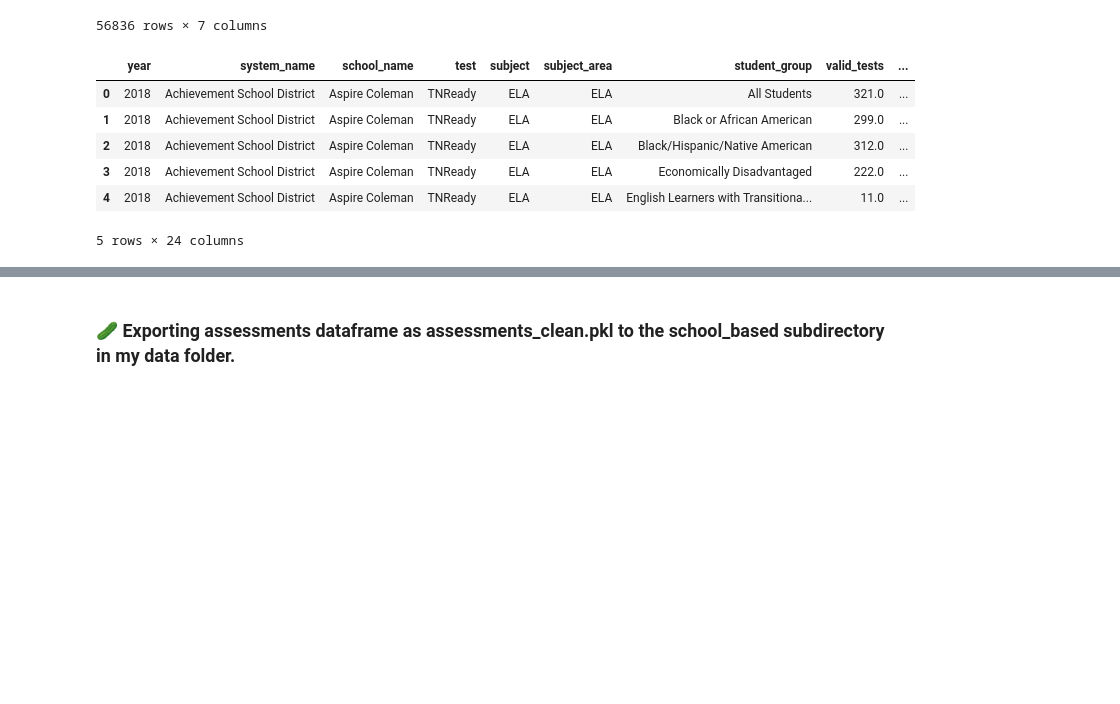
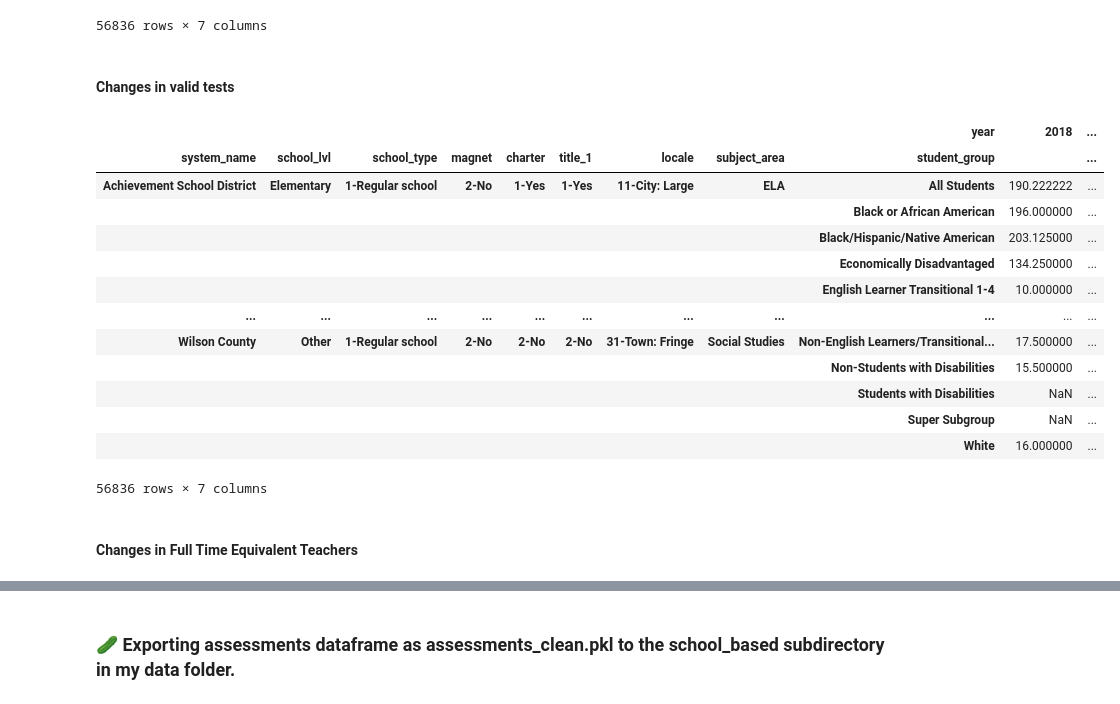
Before and after one commit to Claytor/Capstone_TN_COVID_School_Achievement_Impact, a Jupyter notebook: notebooks/school_assessments_join.ipynb, the cells around one changed output, grey strips where cells are left out. Cells and saved outputs as stored; diff of their text form; code cells hidden in the pictures; blank space fills up the shorter version.

Commit message:
😵‍💫 sanity push.  I need to weight averages before the pivot.

```diff
--- a/notebooks/school_assessments_join.ipynb
+++ b/notebooks/school_assessments_join.ipynb
@@ -653,5 +657,5 @@ memory usage: 64.0+ MB
 # %%
-# Look at the subject area for each test.
+# Let's figure how how I can pivot this
 districts = assessments[['locale',
                          'year',
                          'system_name',
@@ -662,4 +666,7 @@ districts = assessments[['locale',
                          'school_type',
                          'magnet',
                          'charter',
-                         'title_1']]
+                         'title_1',
+                         'fte_teachers',
+                         'stu_tchr_ratio',
+                         'valid_tests']]
@@ -703,13 +713,49 @@ districts_pivot
 |  |  |  |  |  |  |  |  | Super Subgroup | NaN | ... |
 |  |  |  |  |  |  |  |  | White | 32.600000 | ... |
 56836 rows × 7 columns
-# %%
-assessments.head()
-# %% [output]
-|  | year | system_name | school_name | test | subject | subject_area | student_group | valid_tests | ... |
-| 0 | 2018 | Achievement School District | Aspire Coleman | TNReady | ELA | ELA | All Students | 321.0 | ... |
-| 1 | 2018 | Achievement School District | Aspire Coleman | TNReady | ELA | ELA | Black or African American | 299.0 | ... |
-| 2 | 2018 | Achievement School District | Aspire Coleman | TNReady | ELA | ELA | Black/Hispanic/Native American | 312.0 | ... |
-| 3 | 2018 | Achievement School District | Aspire Coleman | TNReady | ELA | ELA | Economically Disadvantaged | 222.0 | ... |
-| 4 | 2018 | Achievement School District | Aspire Coleman | TNReady | ELA | ELA | English Learners with Transitiona... | 11.0 | ... |
-5 rows × 24 columns
+# %% [markdown]
+#### Changes in valid tests
+# %%
+# Pivot table to calculate Changes In Valid Tests
+districts_valid_tests_pivot = pd.pivot_table(districts,
+                       values = 'valid_tests',
+                       index = ['system_name',
+                                'school_lvl',
+                                'school_type',
+                                'magnet',
+                                'charter',
+                                'title_1',
+                                'locale',
+                                'subject_area',
+                                'student_group'],
+                       columns = ['year'],
+                       aggfunc = np.mean)
+districts_valid_tests_pivot
+# Calculate change in achievement scores from the year before schools closed down to the year after
+# Negative values indicate decrease from pre-pandemic. Positive values indicate an increase
+districts_valid_tests_pivot['1y_post'] = districts_valid_tests_pivot[2021] - districts_valid_tests_pivot[2019]
+# Calculate the change in achievement 2 years post_pandemic
+# Negative values indicate decrease in the first two years post pandemic
+districts_valid_tests_pivot['2y_post'] = districts_valid_tests_pivot[2022] - districts_valid_tests_pivot[2021]
+# Calculate the difference between the current achievement scores and
+# Negative values indicate scores are below prepandemic levels
+districts_valid_tests_pivot['pre_current'] = districts_valid_tests_pivot[2022] - districts_valid_tests_pivot[2019]
+# Look at the pivot
+districts_valid_tests_pivot
+# %% [output]
+|  |  |  |  |  |  |  |  | year | 2018 | ... |
+| system_name | school_lvl | school_type | magnet | charter | title_1 | locale | subject_area | student_group |  | ... |
+| Achievement School District | Elementary | 1-Regular school | 2-No | 1-Yes | 1-Yes | 11-City: Large | ELA | All Students | 190.222222 | ... |
+|  |  |  |  |  |  |  |  | Black or African American | 196.000000 | ... |
+|  |  |  |  |  |  |  |  | Black/Hispanic/Native American | 203.125000 | ... |
+|  |  |  |  |  |  |  |  | Economically Disadvantaged | 134.250000 | ... |
+|  |  |  |  |  |  |  |  | English Learner Transitional 1-4 | 10.000000 | ... |
+| ... | ... | ... | ... | ... | ... | ... | ... | ... | ... | ... |
+| Wilson County | Other | 1-Regular school | 2-No | 2-No | 2-No | 31-Town: Fringe | Social Studies | Non-English Learners/Transitional... | 17.500000 | ... |
+|  |  |  |  |  |  |  |  | Non-Students with Disabilities | 15.500000 | ... |
+|  |  |  |  |  |  |  |  | Students with Disabilities | NaN | ... |
+|  |  |  |  |  |  |  |  | Super Subgroup | NaN | ... |
+|  |  |  |  |  |  |  |  | White | 16.000000 | ... |
+56836 rows × 7 columns
+# %% [markdown]
+#### Changes in Full Time Equivalent Teachers
```
Also changed, not shown: parts of 8 cells of this notebook, 1 other file.
